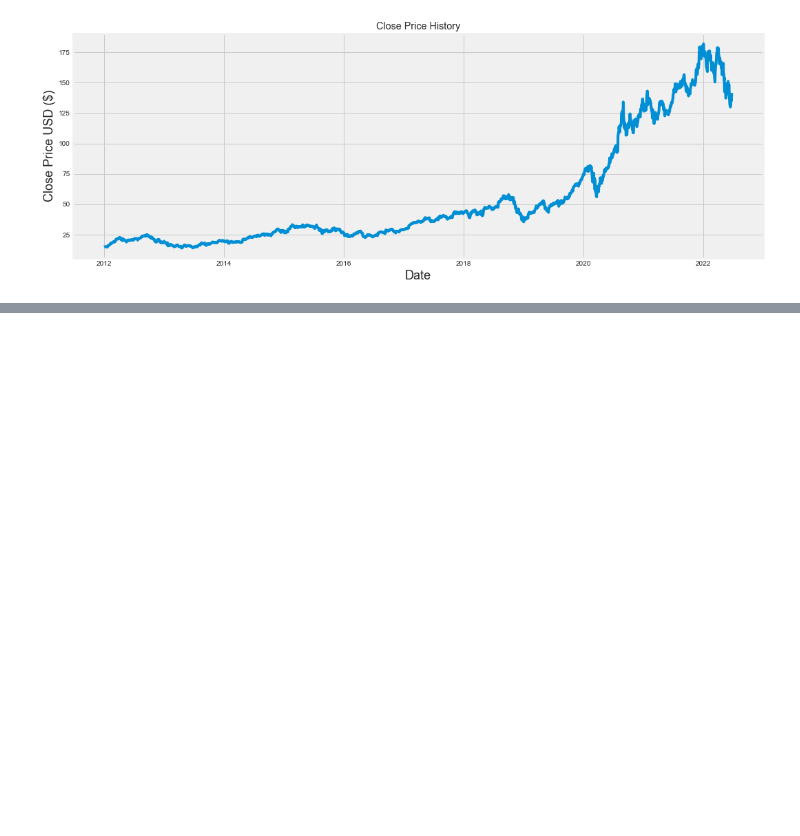
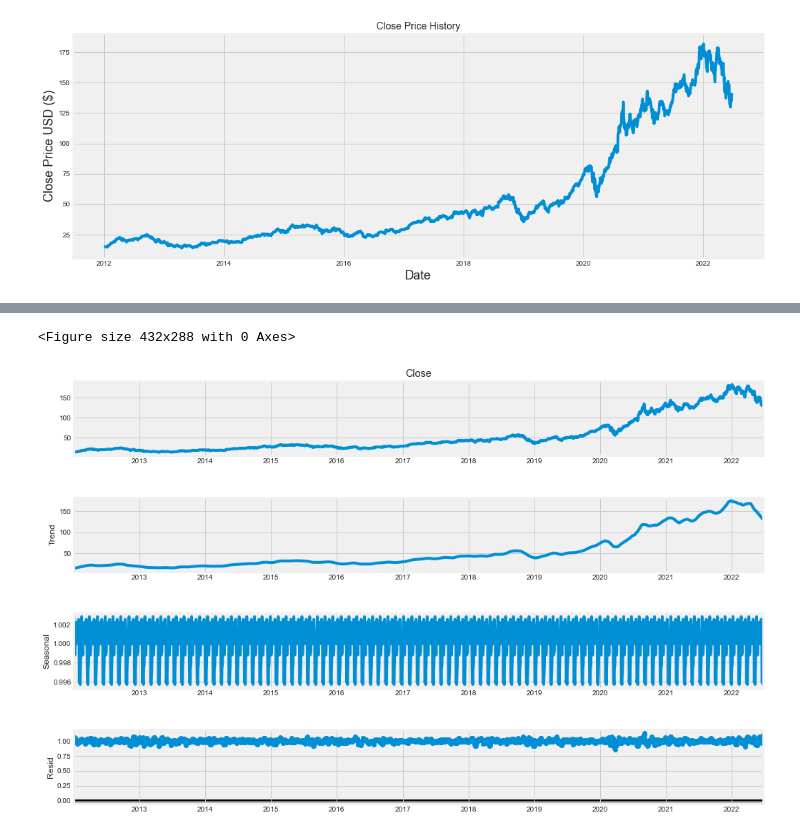
Before and after one commit to charcode123/ML-project-Stockmarket, a Jupyter notebook: PREDICTION/predictionmodel.ipynb, the cells around one changed output, grey strips where cells are left out. Saved outputs shown, nothing was run; the diff lists cells and outputs as text; code cells hidden in the pictures; blank space fills up the shorter version.

```diff
--- a/PREDICTION/predictionmodel.ipynb
+++ b/PREDICTION/predictionmodel.ipynb
@@ -114,0 +148,10 @@ x_train = np.reshape(x_train, (x_train.shape[0], x_train.shape[1], 1))
+# %%
+#To separate the trend and the seasonality from a time series,
+# we can decompose the series using the following code.
+result = seasonal_decompose(df['Close'], model='multiplicative', extrapolate_trend='freq', period=30)
+fig = plt.figure()
+fig = result.plot()
+fig.set_size_inches(16, 10)
+# %% [output]
+<Figure size 432x288 with 0 Axes>
+[figure, added]
```
Also changed, not shown: parts of 24 cells of this notebook, 2 other files.
